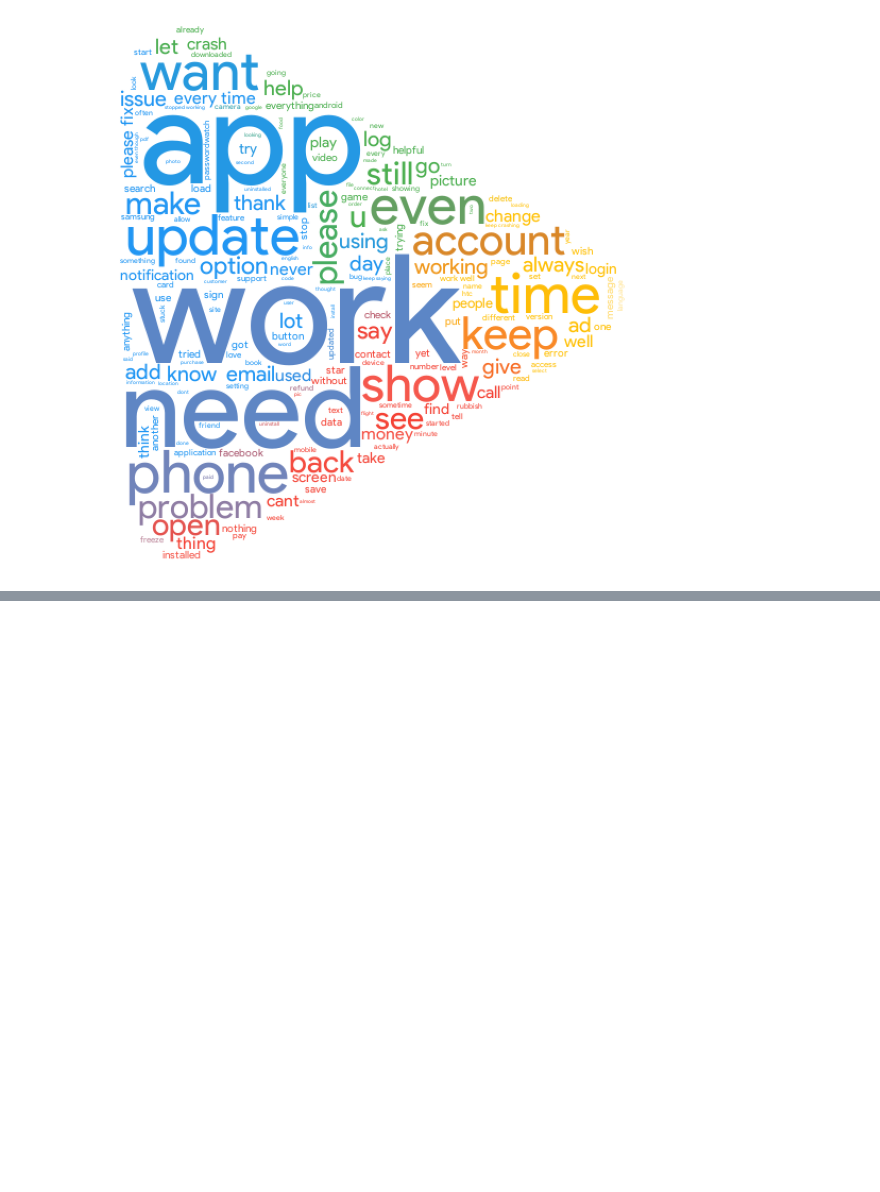
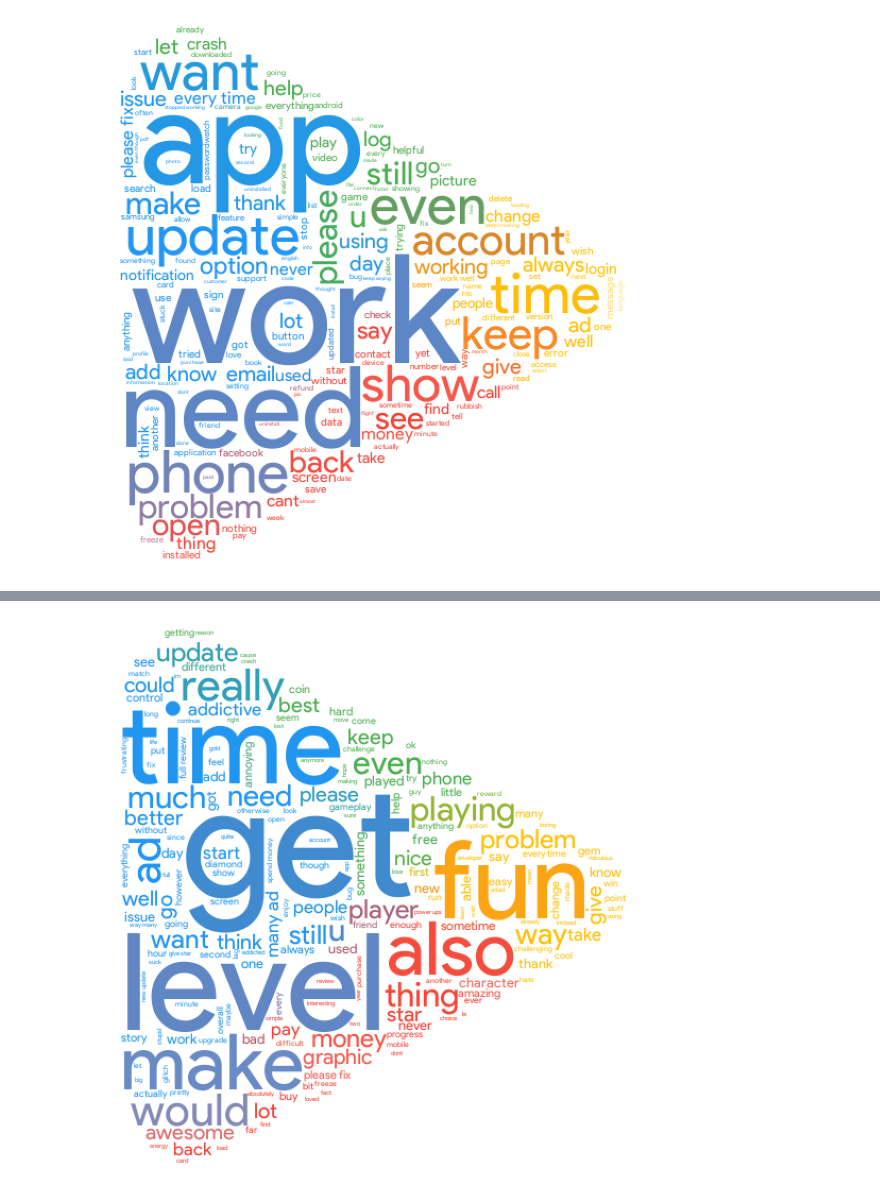
Before and after one commit to DataScience-Lab-Yonsei/8th-EDA, a Jupyter notebook: 2조/3주차/Word Cloud 모음.ipynb, the cells around one changed output, grey strips where cells are left out. Drawn from its saved outputs; the diff is of its cells as text; code cells hidden in the pictures; blank space fills up the shorter version.

```diff
--- a/2조/3주차/Word Cloud 모음.ipynb
+++ b/2조/3주차/Word Cloud 모음.ipynb
@@ -190,0 +275,35 @@ plt.show()
+# %%
+game=review_only3[review_only3['Category'] == 'GAME']
+game_rev=game['Translated_Review'].tolist()
+game_rev=' '.join(game_rev)
+
+game_text=re.sub("[^a-zA-Z]"," ", game_rev) #문자를 제외한 나머지 요소 공백으로 바꿈
+game_text=game_text.lower() #소문자화
+
+game_text=nltk.word_tokenize(game_text)
+game_text_filtered=[word for word in game_text if word not in stopwords.words('english')]
+
+lemma=nltk.WordNetLemmatizer()
+game_text_lemma=[lemma.lemmatize(i) for i in game_text_filtered]
+game_text=[" ".join(game_text_lemma)]
+
+
+FONT_PATH='/Users/sejeongan/Library/Fonts/Product Sans Regular.ttf'
+mask=np.array(Image.open('/Users/sejeongan/Downloads/732208.jpg'))
+
+stopwords=['game','love','like','great','good','play']
+
+plt.subplots(figsize=(10,10))
+wordcloud=WordCloud(
+    background_color="white",
+    width=300,
+    height=300,
+    stopwords=stopwords,
+    font_path=FONT_PATH,
+    color_func=ImageColorGenerator(mask),
+    mask=mask).generate_from_text(" ".join(game_text))
+plt.imshow(wordcloud)
+plt.axis("off")
+plt.show()
+# %% [output]
+[figure, added]
```
Also changed, not shown: parts of 5 cells of this notebook, 3 other files.
